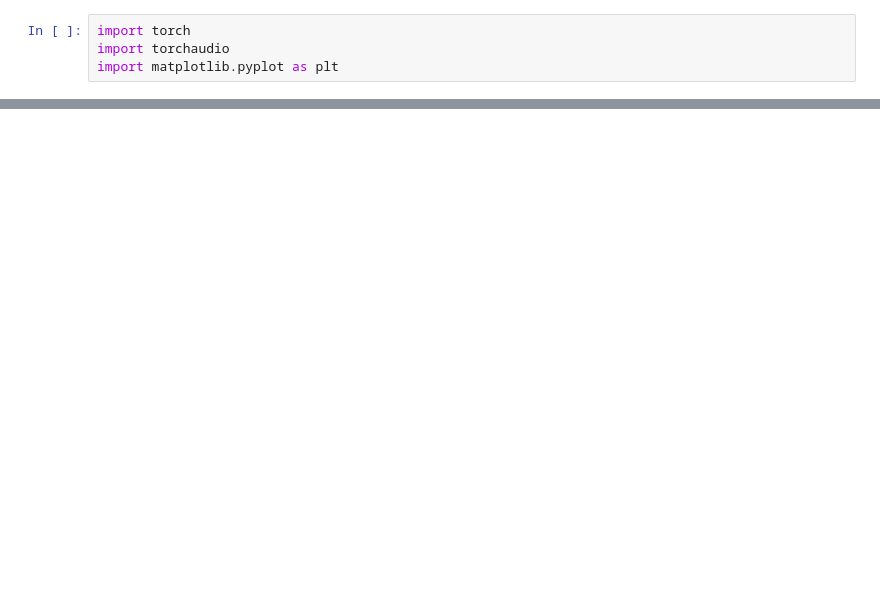
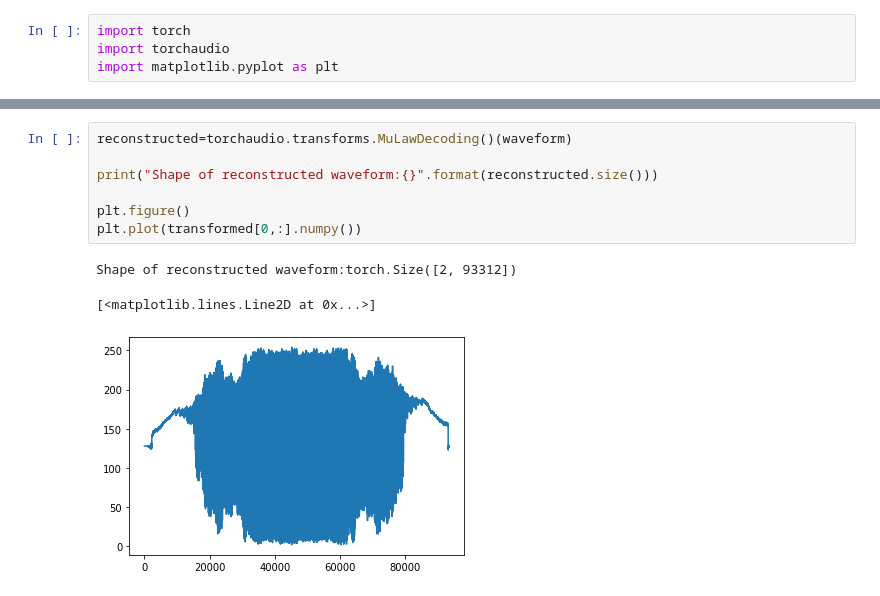
Before and after one commit to AkashNagaraj/supreme-torch, a Jupyter notebook: Audio with pytorch.ipynb, the cells around one changed output, grey strips where cells are left out. Drawn from its saved outputs; the diff is of its cells as text; blank space fills up the shorter version.

```diff
--- a/Audio with pytorch.ipynb
+++ b/Audio with pytorch.ipynb
@@ -41,0 +66,11 @@ AttributeError: 'float' object has no attribute 'size'
+# %%
+reconstructed=torchaudio.transforms.MuLawDecoding()(waveform)
+
+print("Shape of reconstructed waveform:{}".format(reconstructed.size()))
+
+plt.figure()
+plt.plot(transformed[0,:].numpy())
+# %% [output]
+Shape of reconstructed waveform:torch.Size([2, 93312])
+[<matplotlib.lines.Line2D at 0x...>]
+[figure, added]
```
Also changed, not shown: parts of 8 cells of this notebook, 1 other file.
